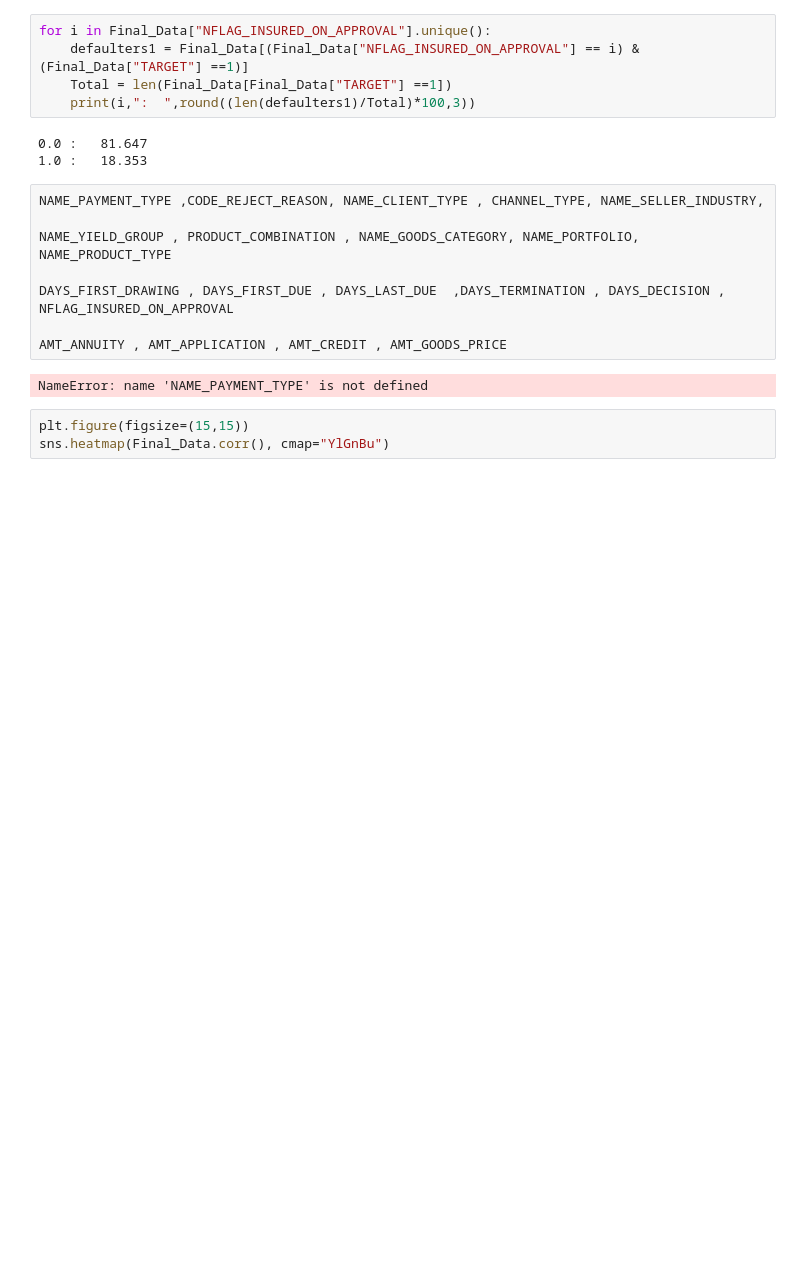
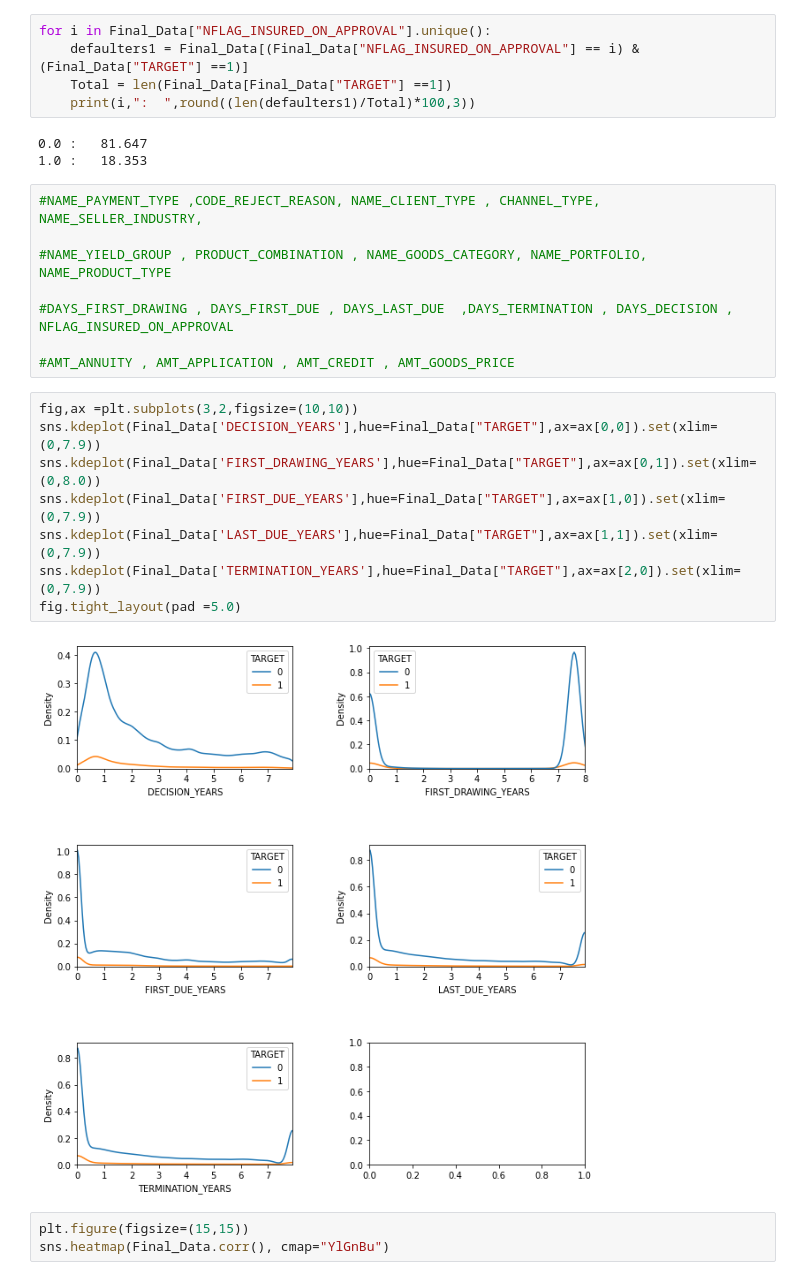
Before and after one commit to Lohith-Muniganti/Python_Projects, a Jupyter notebook: Bank_Loan_Risk_Analysis/Risk_Analysis - 2.ipynb, the cells around one changed output. Drawn from its saved outputs; the diff is of its cells as text; blank space fills up the shorter version.

```diff
--- a/Bank_Loan_Risk_Analysis/Risk_Analysis - 2.ipynb
+++ b/Bank_Loan_Risk_Analysis/Risk_Analysis - 2.ipynb
@@ -767,15 +781,23 @@ for i in Final_Data["NFLAG_INSURED_ON_APPROVAL"].unique():
 0.0 :   81.647
 1.0 :   18.353
 # %%
-NAME_PAYMENT_TYPE ,CODE_REJECT_REASON, NAME_CLIENT_TYPE , CHANNEL_TYPE, NAME_SELLER_INDUSTRY,
+#NAME_PAYMENT_TYPE ,CODE_REJECT_REASON, NAME_CLIENT_TYPE , CHANNEL_TYPE, NAME_SELLER_INDUSTRY,
 
-NAME_YIELD_GROUP , PRODUCT_COMBINATION , NAME_GOODS_CATEGORY, NAME_PORTFOLIO, NAME_PRODUCT_TYPE
+#NAME_YIELD_GROUP , PRODUCT_COMBINATION , NAME_GOODS_CATEGORY, NAME_PORTFOLIO, NAME_PRODUCT_TYPE
 
-DAYS_FIRST_DRAWING , DAYS_FIRST_DUE , DAYS_LAST_DUE  ,DAYS_TERMINATION , DAYS_DECISION , NFLAG_INSURED_ON_APPROVAL
+#DAYS_FIRST_DRAWING , DAYS_FIRST_DUE , DAYS_LAST_DUE  ,DAYS_TERMINATION , DAYS_DECISION , NFLAG_INSURED_ON_APPROVAL
 
-AMT_ANNUITY , AMT_APPLICATION , AMT_CREDIT , AMT_GOODS_PRICE
+#AMT_ANNUITY , AMT_APPLICATION , AMT_CREDIT , AMT_GOODS_PRICE
-# %% [output]
-NameError: name 'NAME_PAYMENT_TYPE' is not defined
+# %%
+fig,ax =plt.subplots(3,2,figsize=(10,10))
+sns.kdeplot(Final_Data['DECISION_YEARS'],hue=Final_Data["TARGET"],ax=ax[0,0]).set(xlim=(0,7.9))
+sns.kdeplot(Final_Data['FIRST_DRAWING_YEARS'],hue=Final_Data["TARGET"],ax=ax[0,1]).set(xlim=(0,8.0))
+sns.kdeplot(Final_Data['FIRST_DUE_YEARS'],hue=Final_Data["TARGET"],ax=ax[1,0]).set(xlim=(0,7.9))
+sns.kdeplot(Final_Data['LAST_DUE_YEARS'],hue=Final_Data["TARGET"],ax=ax[1,1]).set(xlim=(0,7.9))
+sns.kdeplot(Final_Data['TERMINATION_YEARS'],hue=Final_Data["TARGET"],ax=ax[2,0]).set(xlim=(0,7.9))
+fig.tight_layout(pad =5.0)
+# %% [output]
+[figure, added]
 # %%
 plt.figure(figsize=(15,15))
 sns.heatmap(Final_Data.corr(), cmap="YlGnBu")
```
Also changed, not shown: parts of 13 cells of this notebook.
